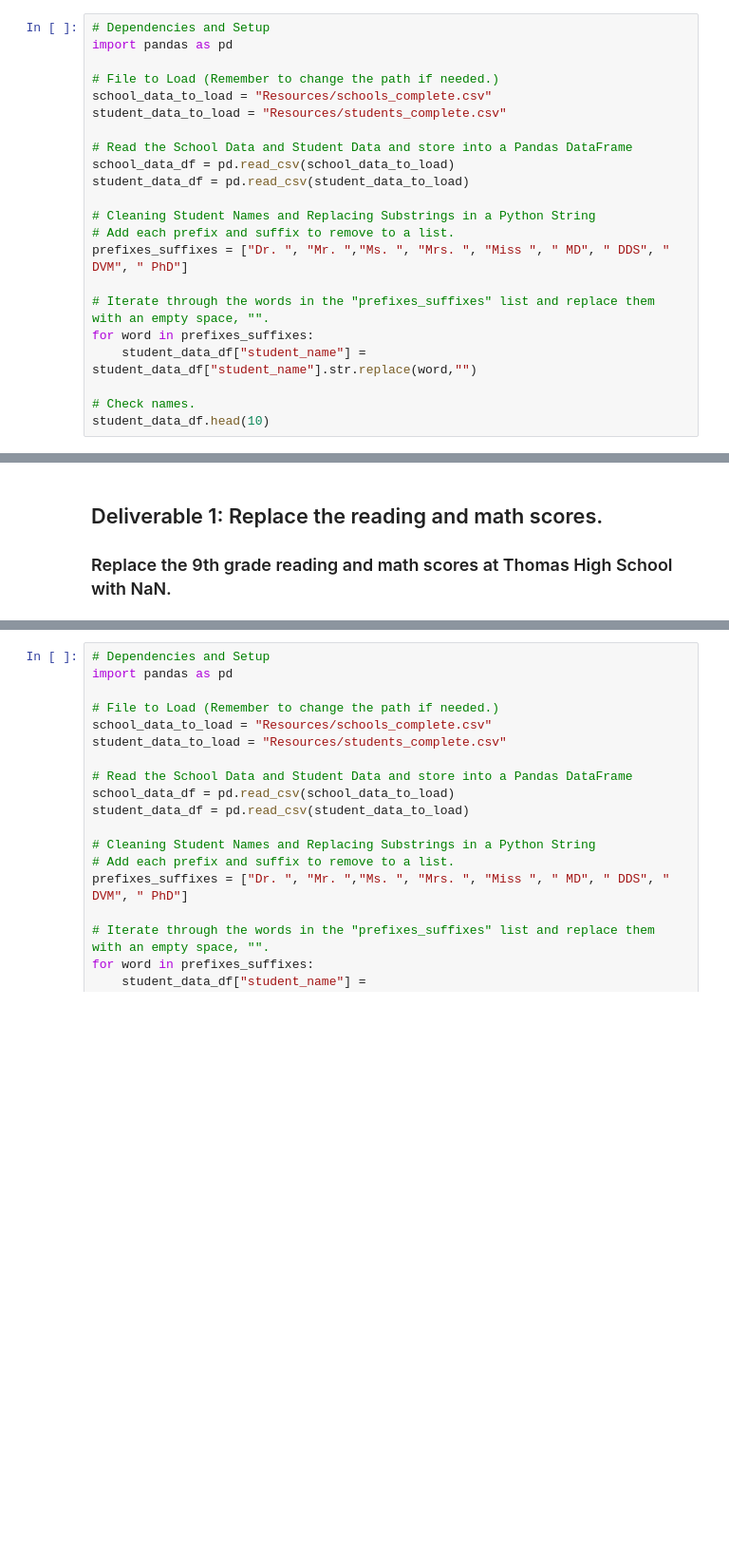
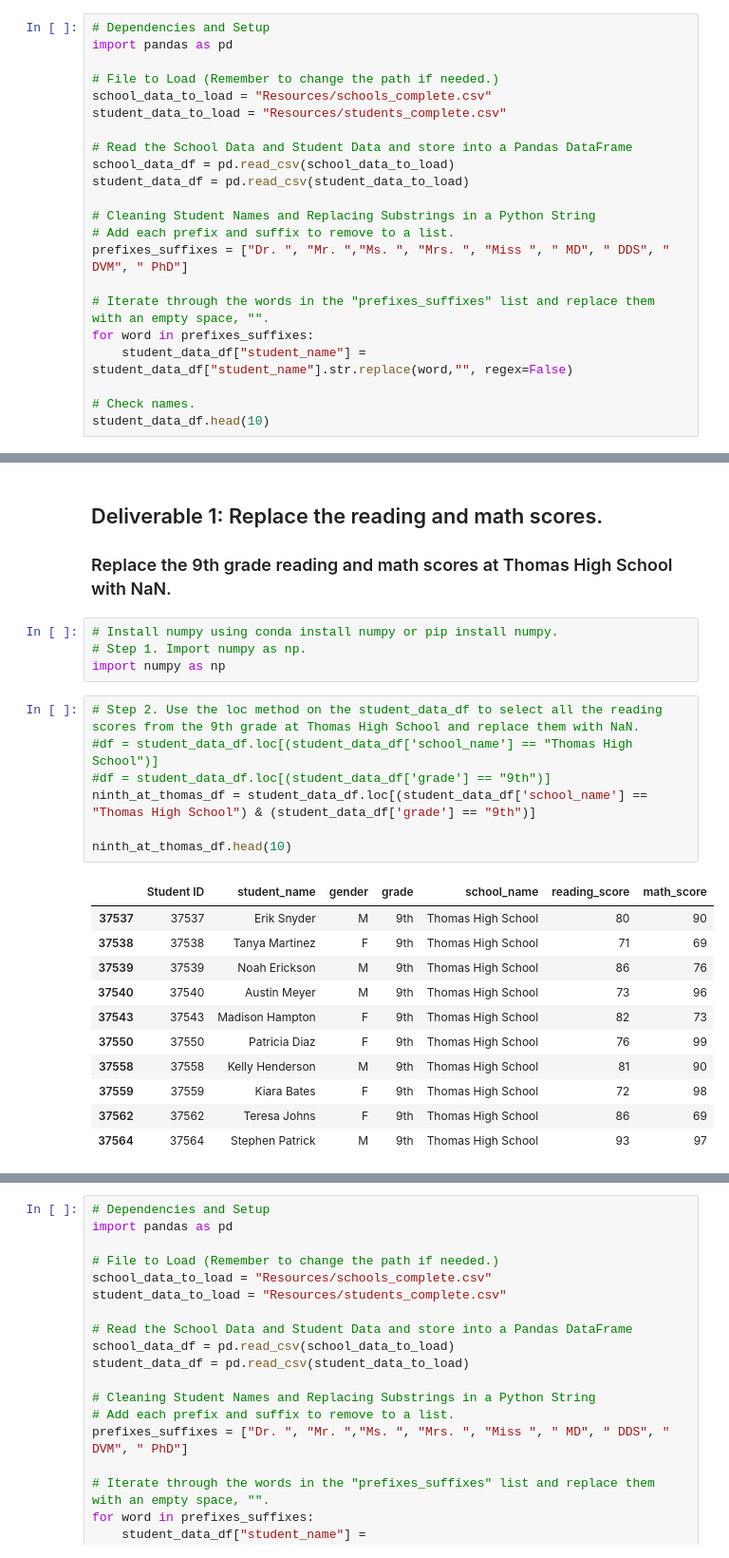
Before and after one commit to stefcenti2022/School_District_Analysis, a Jupyter notebook: PyCitySchools_Challenge_testing.ipynb, the cells around one changed output, grey strips where cells are left out. Shown: that part at 95% size. Drawn from its saved outputs; the diff is of its cells as text; blank space fills up the shorter version.

Commit message:
Find 9th grade students at Thomas High School

```diff
--- a/PyCitySchools_Challenge_testing.ipynb
+++ b/PyCitySchools_Challenge_testing.ipynb
@@ -16,7 +16,7 @@ prefixes_suffixes = ["Dr. ", "Mr. ","Ms. ", "Mrs. ", "Miss ", " MD", " DDS", " D
 
 # Iterate through the words in the "prefixes_suffixes" list and replace them with an empty space, "".
 for word in prefixes_suffixes:
-    student_data_df["student_name"] = student_data_df["student_name"].str.replace(word,"")
+    student_data_df["student_name"] = student_data_df["student_name"].str.replace(word,"", regex=False)
 
 # Check names.
 student_data_df.head(10)
@@ -36,3 +36,26 @@ student_data_df.head(10)
 ## Deliverable 1: Replace the reading and math scores.
 
 ### Replace the 9th grade reading and math scores at Thomas High School with NaN.
+# %%
+# Install numpy using conda install numpy or pip install numpy.
+# Step 1. Import numpy as np.
+import numpy as np
+# %%
+# Step 2. Use the loc method on the student_data_df to select all the reading scores from the 9th grade at Thomas High School and replace them with NaN.
+#df = student_data_df.loc[(student_data_df['school_name'] == "Thomas High School")]
+#df = student_data_df.loc[(student_data_df['grade'] == "9th")]
+ninth_at_thomas_df = student_data_df.loc[(student_data_df['school_name'] == "Thomas High School") & (student_data_df['grade'] == "9th")]
+
+ninth_at_thomas_df.head(10)
+# %% [output]
+|  | Student ID | student_name | gender | grade | school_name | reading_score | math_score |
+| 37537 | 37537 | Erik Snyder | M | 9th | Thomas High School | 80 | 90 |
+| 37538 | 37538 | Tanya Martinez | F | 9th | Thomas High School | 71 | 69 |
+| 37539 | 37539 | Noah Erickson | M | 9th | Thomas High School | 86 | 76 |
+| 37540 | 37540 | Austin Meyer | M | 9th | Thomas High School | 73 | 96 |
+| 37543 | 37543 | Madison Hampton | F | 9th | Thomas High School | 82 | 73 |
+| 37550 | 37550 | Patricia Diaz | F | 9th | Thomas High School | 76 | 99 |
+| 37558 | 37558 | Kelly Henderson | M | 9th | Thomas High School | 81 | 90 |
+| 37559 | 37559 | Kiara Bates | F | 9th | Thomas High School | 72 | 98 |
+| 37562 | 37562 | Teresa Johns | F | 9th | Thomas High School | 86 | 69 |
+| 37564 | 37564 | Stephen Patrick | M | 9th | Thomas High School | 93 | 97 |
```
Also changed, not shown: parts of 80 cells of this notebook.
